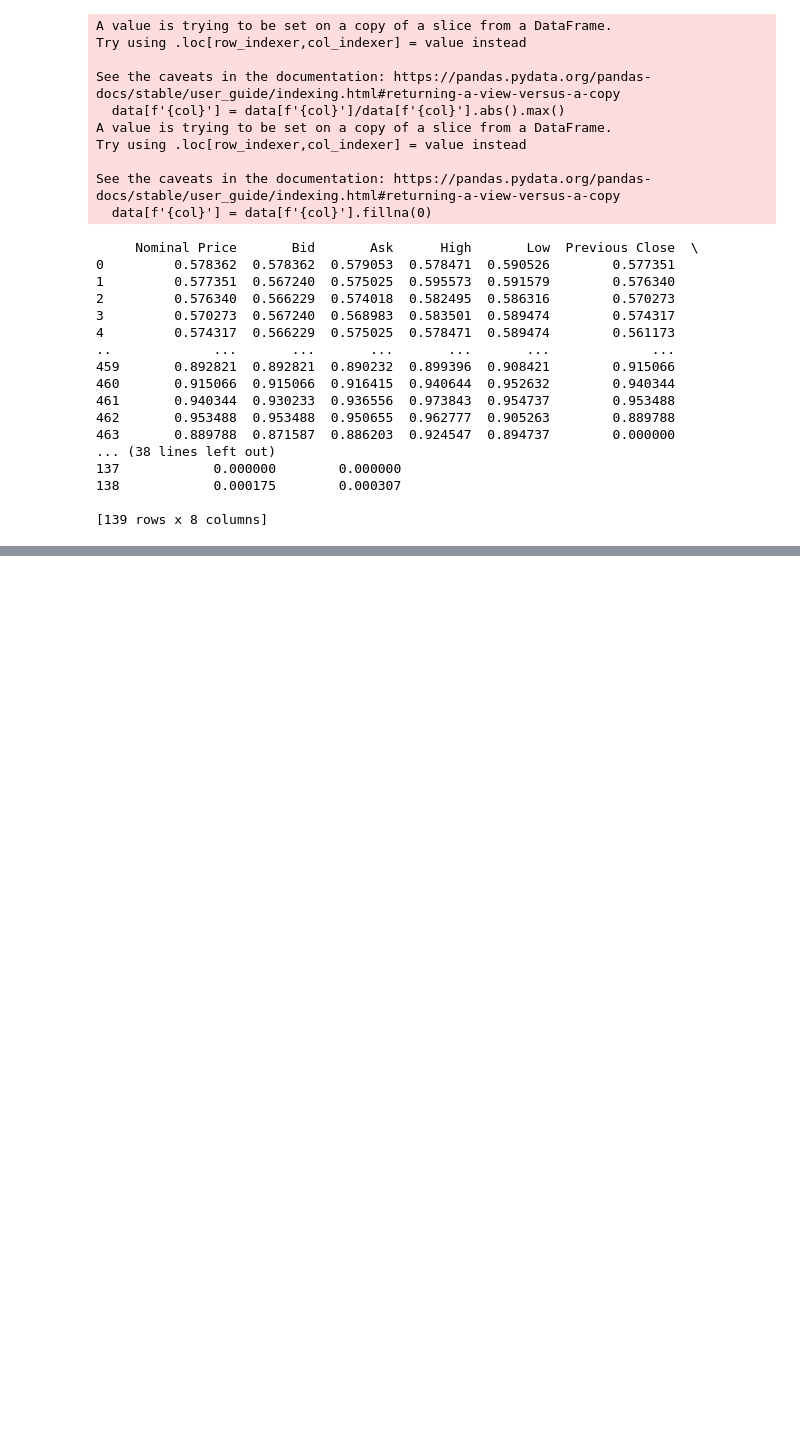
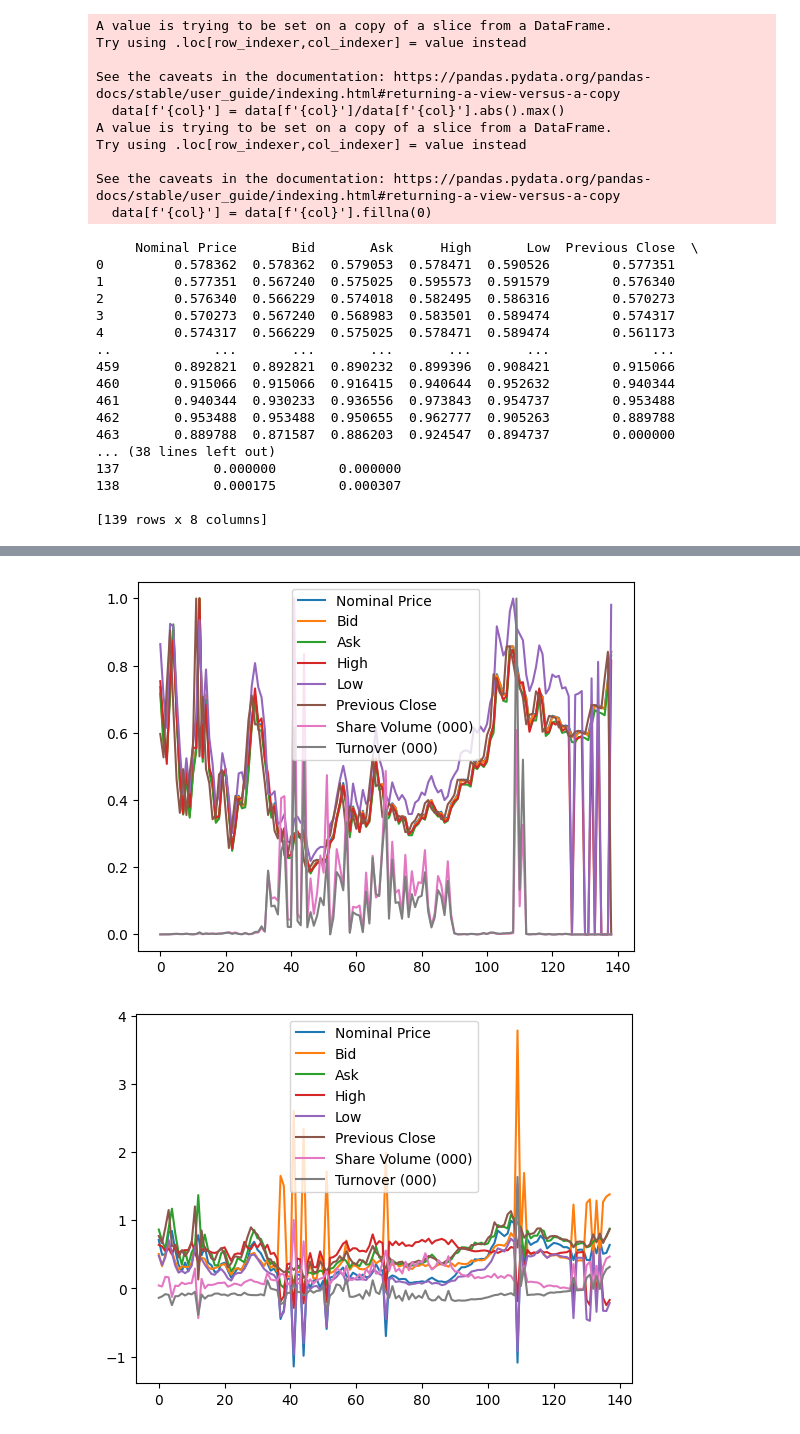
Before and after one commit to gohzhihwee/stuffs, a Jupyter notebook: transformer_findata.ipynb, the cells around one changed output, grey strips where cells are left out. Cells and saved outputs as stored; diff of their text form; code cells hidden in the pictures; blank space fills up the shorter version.

```diff
--- a/transformer_findata.ipynb
+++ b/transformer_findata.ipynb
@@ -159,3 +169,7 @@ Epoch 141/200
 # %%
 import pickle as pkl
 pkl.dump(model, open("trans_findata.pkl", "wb"))
+# %%
+import joblib
+test_model = joblib.load("trans_findata.pkl")
+X_test_pred = test_model.predict(X_test)
@@ -161,0 +184,14 @@ pkl.dump(model, open("trans_findata.pkl", "wb"))
+# %%
+def pred_sequence(predicted_data):
+    pred_list = []
+    for i in range(len(predicted_data)):
+      if i == 0:
+        for j in range(len(predicted_data[i])):
+          pred_list.append(predicted_data[i][j])
+      else:
+        pred_list.append(predicted_data[i][len(predicted_data[i])-1])
+    pred = np.array(pred_list)
+    return pred
+
+pred_testing_data = pd.DataFrame(pred_sequence(X_test_pred), columns=testing_data.columns)
+print(pred_testing_data)
@@ -161,0 +216,7 @@ pkl.dump(model, open("trans_findata.pkl", "wb"))
+# %%
+testing_data.plot()
+pred_testing_data.plot()
+plt.show()
+# %% [output]
+[figure, added]
+[figure, added]
```
Also changed, not shown: parts of 5 cells of this notebook.
